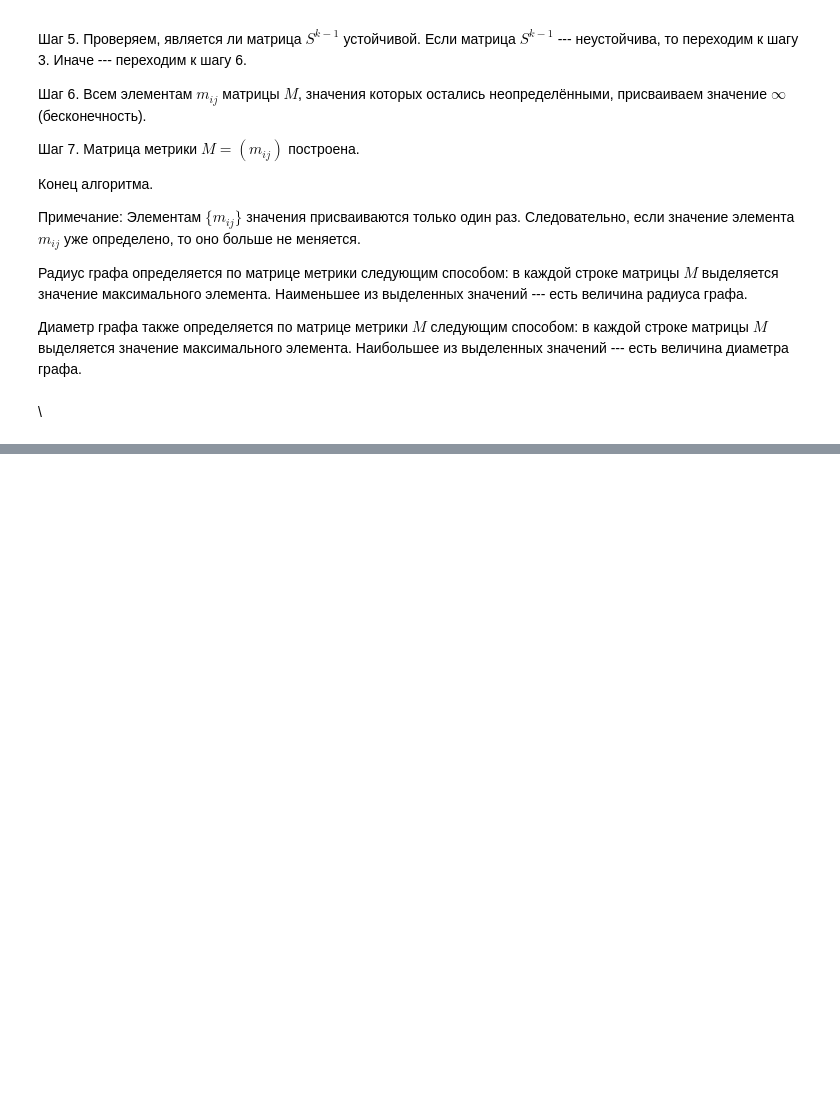
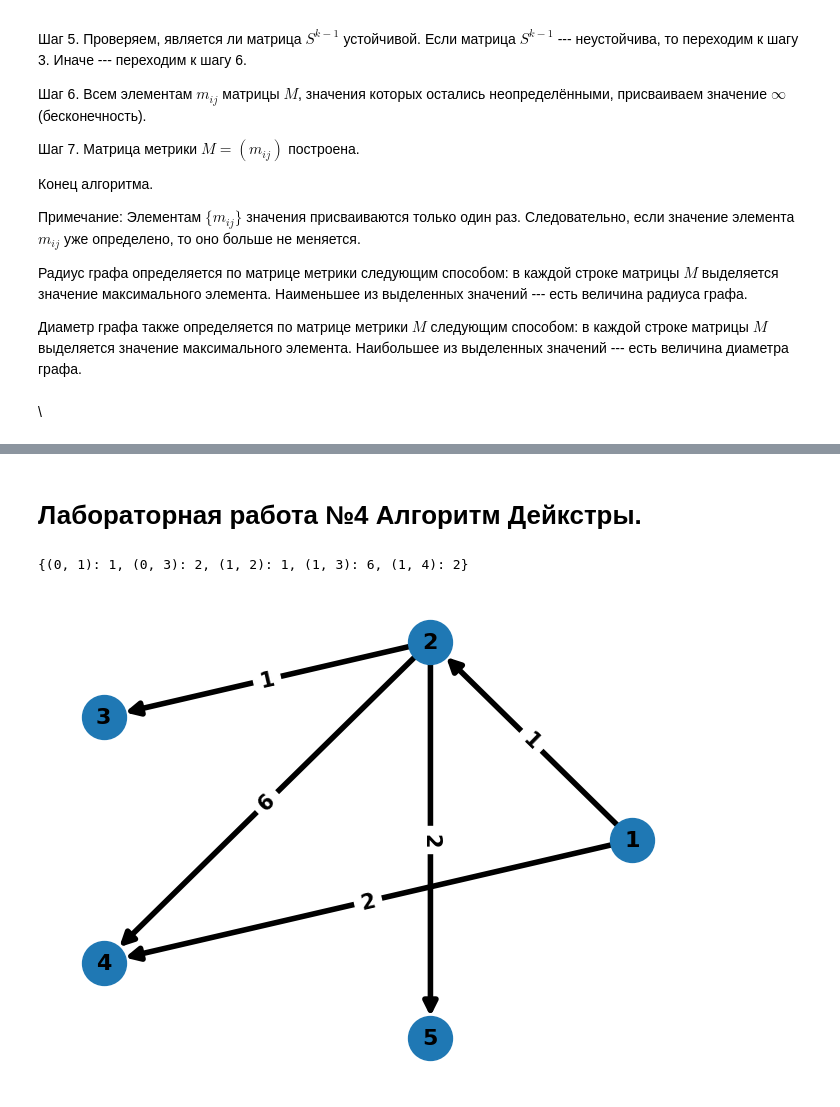
Before and after one commit to ZarevichMikhail/DM-manual, a Jupyter notebook: Методичка_по_ДМ.ipynb, the cells around one changed output, grey strips where cells are left out. Saved outputs shown, nothing was run; the diff lists cells and outputs as text; code cells hidden in the pictures; blank space fills up the shorter version.

```diff
--- a/Методичка_по_ДМ.ipynb
+++ b/Методичка_по_ДМ.ipynb
@@ -230,0 +411,44 @@ plt.show()
+# %% [markdown]
+# Лабораторная работа №4 Алгоритм Дейкстры.
+# %%
+import numpy as np
+import matplotlib.pyplot as plt
+import networkx as nx
+import math
+
+ms = [[0, 1, 0, 1, 0],
+      [0, 0, 1, 1, 1],
+      [0, 0, 0, 0, 0],
+      [0, 0, 0, 0, 0],
+      [0, 0, 0, 0, 0]]
+
+nodes = 5
+mv = []
+for i in range(nodes):
+    mv.append([math.inf] * nodes)
+
+weights = dict()
+for i in range(nodes):
+    for j in range(i, nodes):
+        if ms[i][j]!= 0:
+              mv[i][j] = random.randint(1,10)
+              tuple = i, j
+              weights[tuple] = mv[i][j]
+
+print(weights)
+G = nx.DiGraph(np.matrix(ms))
+
+pos = nx.circular_layout(G)
+
+labels = {}
+for i in G.nodes():
+    labels[i]= i+1
+
+nx.draw(G,pos, font_weight = 'bold', node_size = 1000, width = 4,arrowsize = 20, arrowstyle = "-|>")
+nx.draw_networkx_labels(G, pos, labels, font_size=16, font_weight = 'bold')
+nx.draw_networkx_edge_labels(G, pos, edge_labels = weights, font_size=15, font_weight = 'bold')
+
+plt.show()
+# %% [output]
+{(0, 1): 1, (0, 3): 2, (1, 2): 1, (1, 3): 6, (1, 4): 2}
+[figure, added]
```
Also changed, not shown: parts of 21 cells of this notebook.
